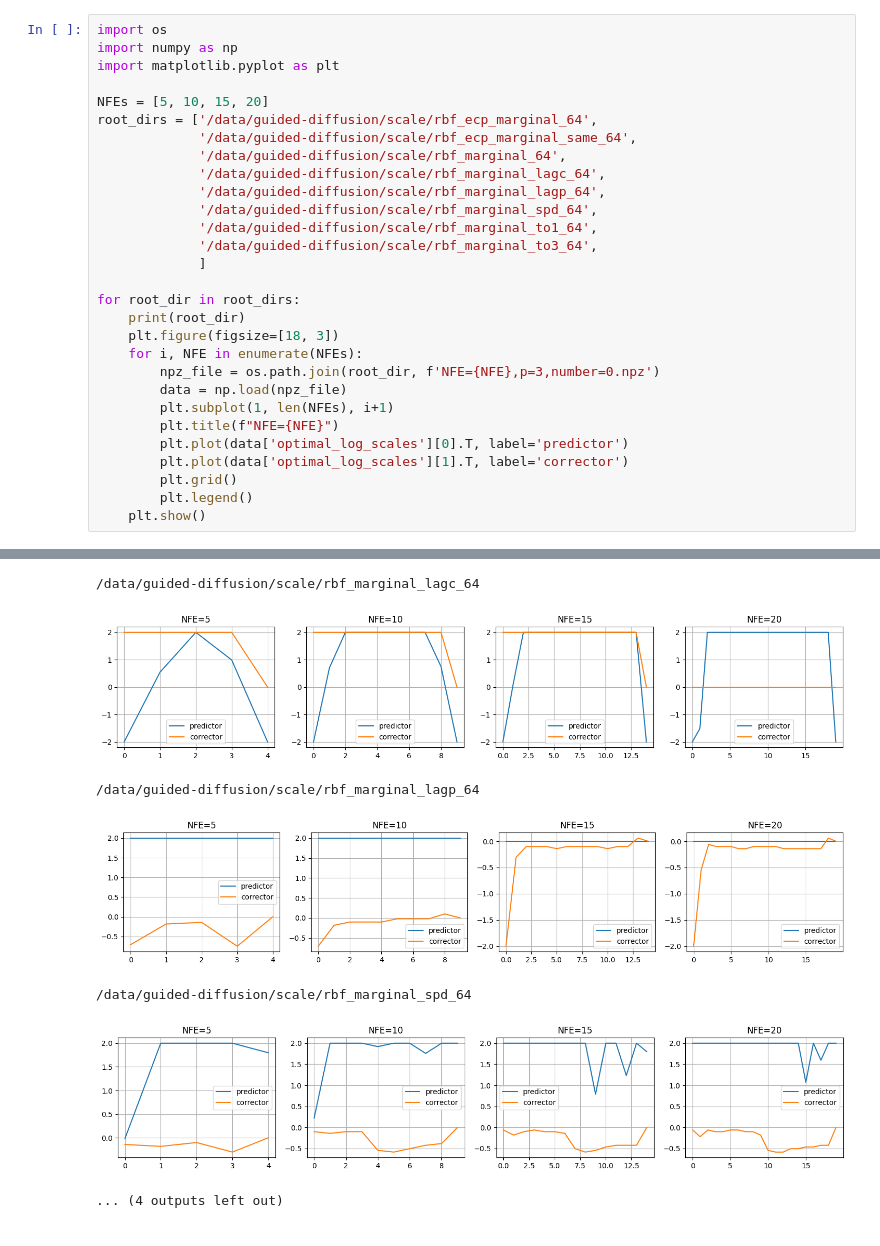
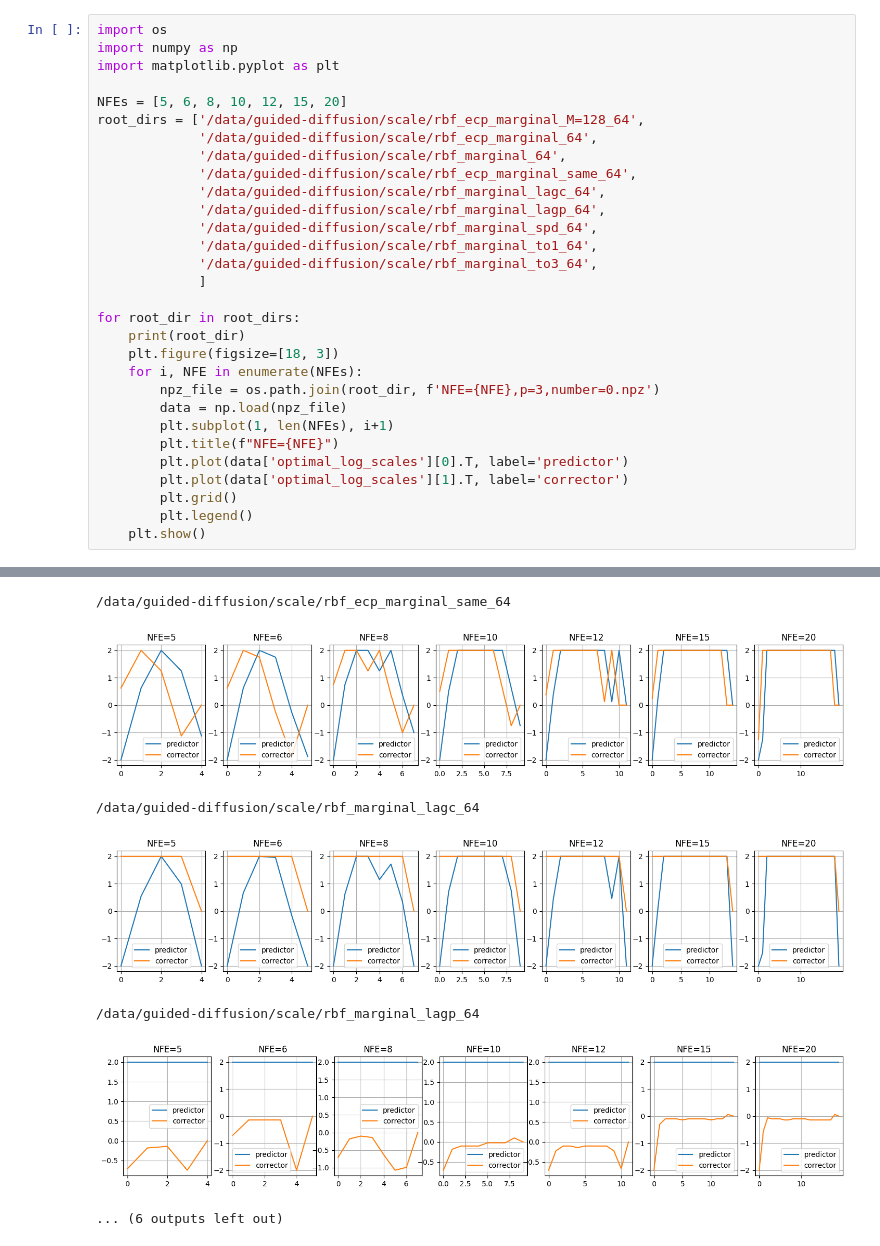
Before and after one commit to scpark20/rbf_fid, a Jupyter notebook: optimization/imagenet64/view scale ablation.ipynb, the cells around one changed output, grey strips where cells are left out. Cells and saved outputs as stored; diff of their text form.

```diff
--- a/optimization/imagenet64/view scale ablation.ipynb
+++ b/optimization/imagenet64/view scale ablation.ipynb
@@ -3,10 +3,11 @@ import os
 import numpy as np
 import matplotlib.pyplot as plt
 
-NFEs = [5, 10, 15, 20]
-root_dirs = ['/data/guided-diffusion/scale/rbf_ecp_marginal_64',
+NFEs = [5, 6, 8, 10, 12, 15, 20]
+root_dirs = ['/data/guided-diffusion/scale/rbf_ecp_marginal_M=128_64',
+             '/data/guided-diffusion/scale/rbf_ecp_marginal_64',
+             '/data/guided-diffusion/scale/rbf_marginal_64',
              '/data/guided-diffusion/scale/rbf_ecp_marginal_same_64',
-             '/data/guided-diffusion/scale/rbf_marginal_64',
              '/data/guided-diffusion/scale/rbf_marginal_lagc_64',
              '/data/guided-diffusion/scale/rbf_marginal_lagp_64',
              '/data/guided-diffusion/scale/rbf_marginal_spd_64',
@@ -37,7 +38,7 @@ for root_dir in root_dirs:
-/data/guided-diffusion/scale/rbf_marginal_lagc_64
+/data/guided-diffusion/scale/rbf_ecp_marginal_same_64
-[figure, old version]
+[figure, new version]
-/data/guided-diffusion/scale/rbf_marginal_lagp_64
+/data/guided-diffusion/scale/rbf_marginal_lagc_64
-[figure, old version]
+[figure, new version]
-/data/guided-diffusion/scale/rbf_marginal_spd_64
+/data/guided-diffusion/scale/rbf_marginal_lagp_64
-[figure, old version]
+[figure, new version]
-... (4 outputs left out)
+... (6 outputs left out)
```
Also changed, not shown: parts of 1 cell of this notebook, 2 other files.
